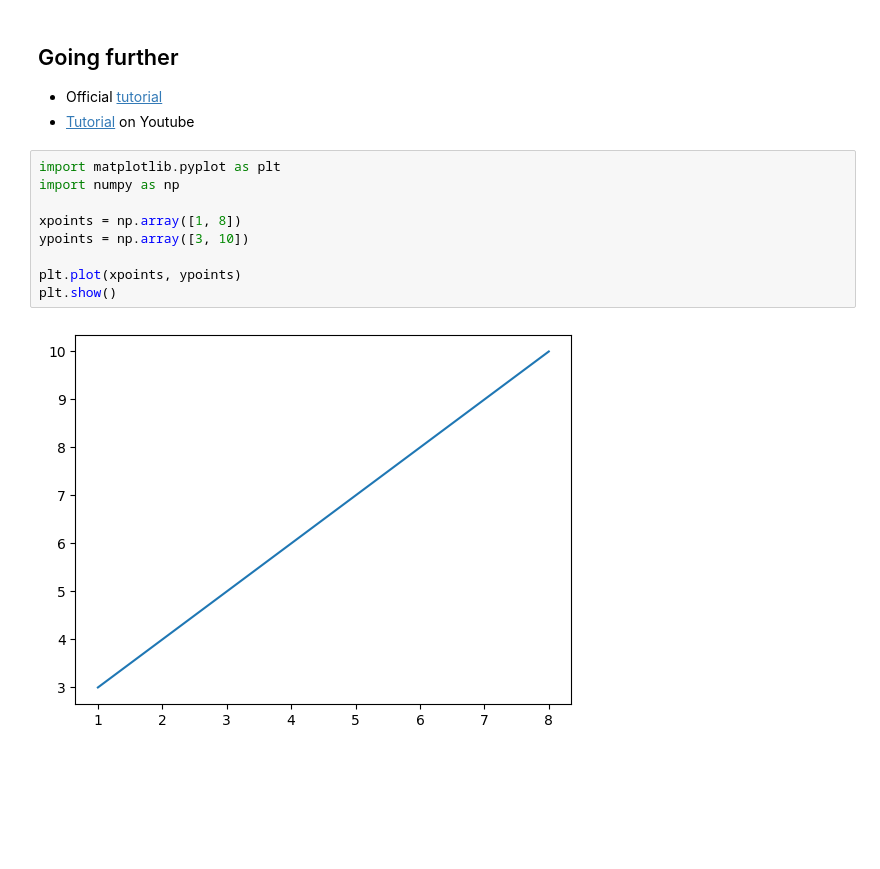
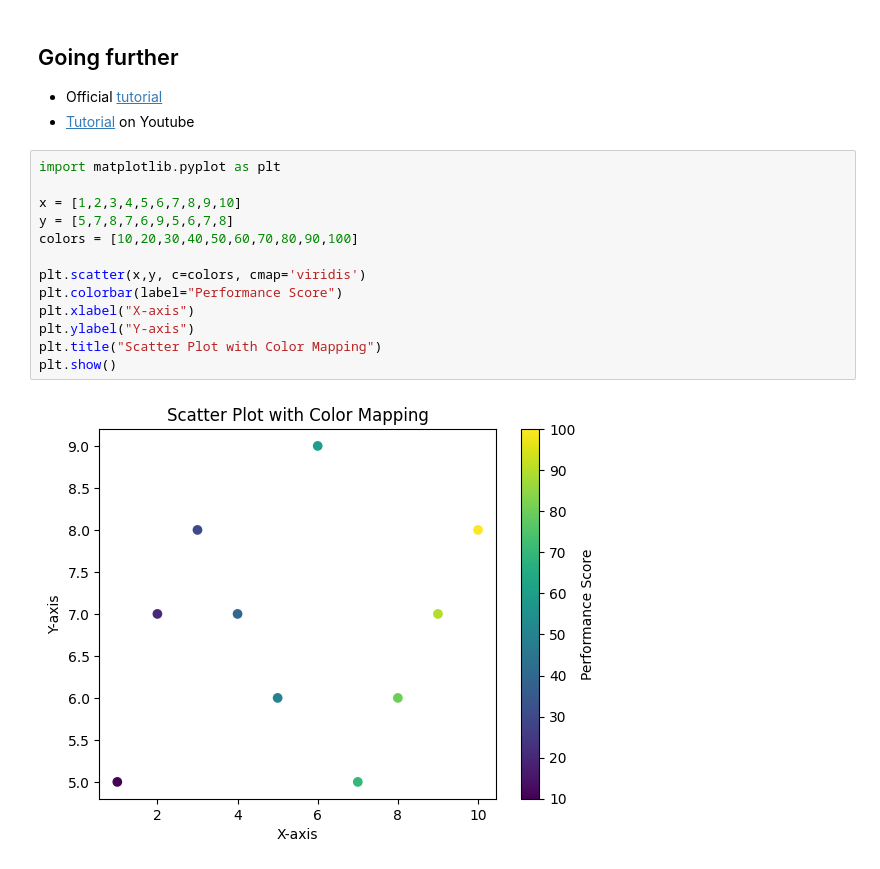
Before and after one commit to Mduduzi128/mdu, a Jupyter notebook: notebooks/01_python_basics.ipynb, the cells around one changed output. Drawn from its saved outputs; the diff is of its cells as text; blank space fills up the shorter version.

```diff
--- a/notebooks/01_python_basics.ipynb
+++ b/notebooks/01_python_basics.ipynb
@@ -519,14 +519,18 @@ Are pixel values good features for classifying samples?
 
 *  Official [tutorial](https://matplotlib.org/tutorials/introductory/pyplot.html)
 * [Tutorial](https://www.youtube.com/watch?v=qErBw-R2Ybk) on Youtube
-# %%
-import matplotlib.pyplot as plt
-import numpy as np
-
-xpoints = np.array([1, 8])
-ypoints = np.array([3, 10])
-
-plt.plot(xpoints, ypoints)
-plt.show()
-# %% [output]
-[figure, removed]
+# %%
+import matplotlib.pyplot as plt
+
+x = [1,2,3,4,5,6,7,8,9,10]
+y = [5,7,8,7,6,9,5,6,7,8]
+colors = [10,20,30,40,50,60,70,80,90,100]
+
+plt.scatter(x,y, c=colors, cmap='viridis')
+plt.colorbar(label="Performance Score")
+plt.xlabel("X-axis")
+plt.ylabel("Y-axis")
+plt.title("Scatter Plot with Color Mapping")
+plt.show()
+# %% [output]
+[figure, added]
```
